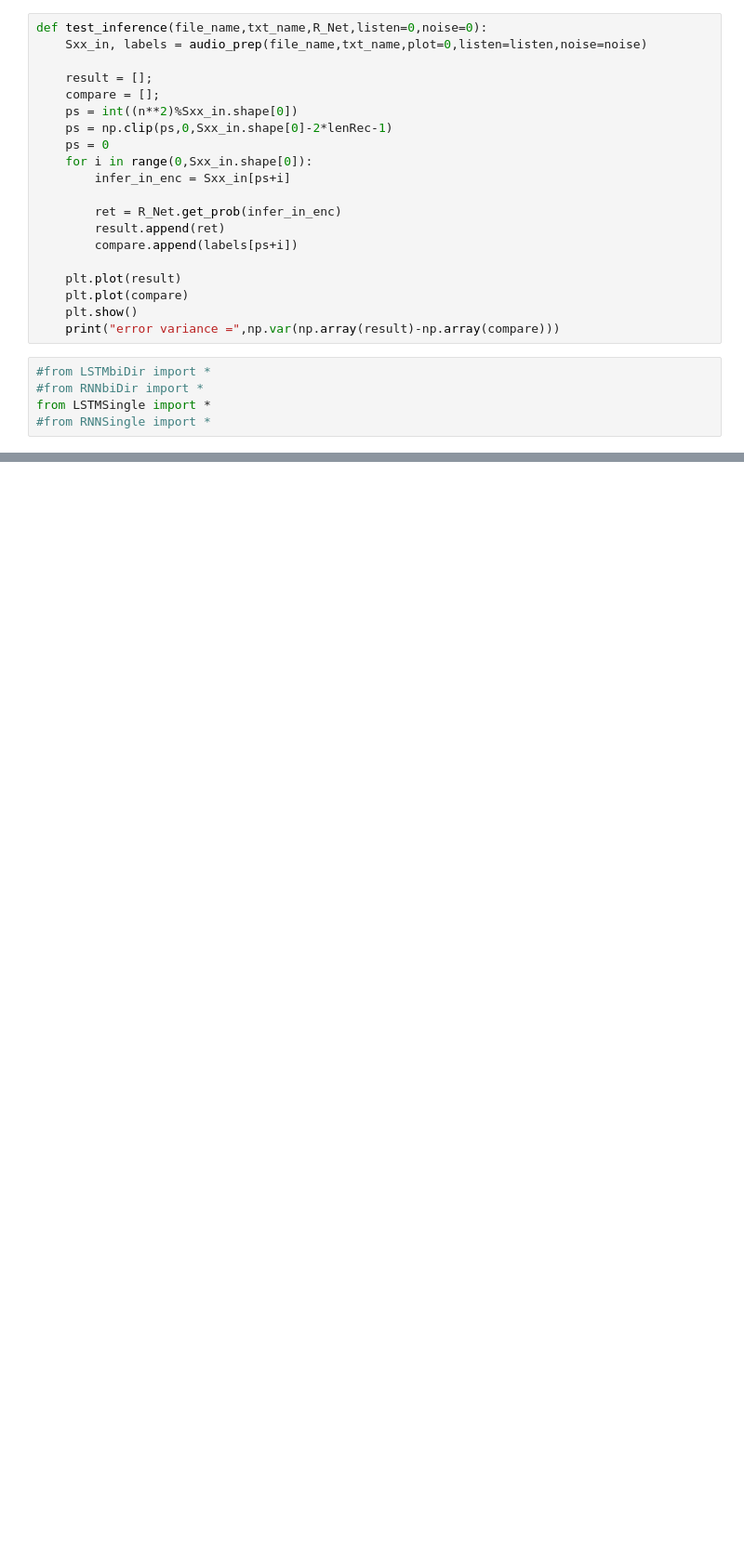
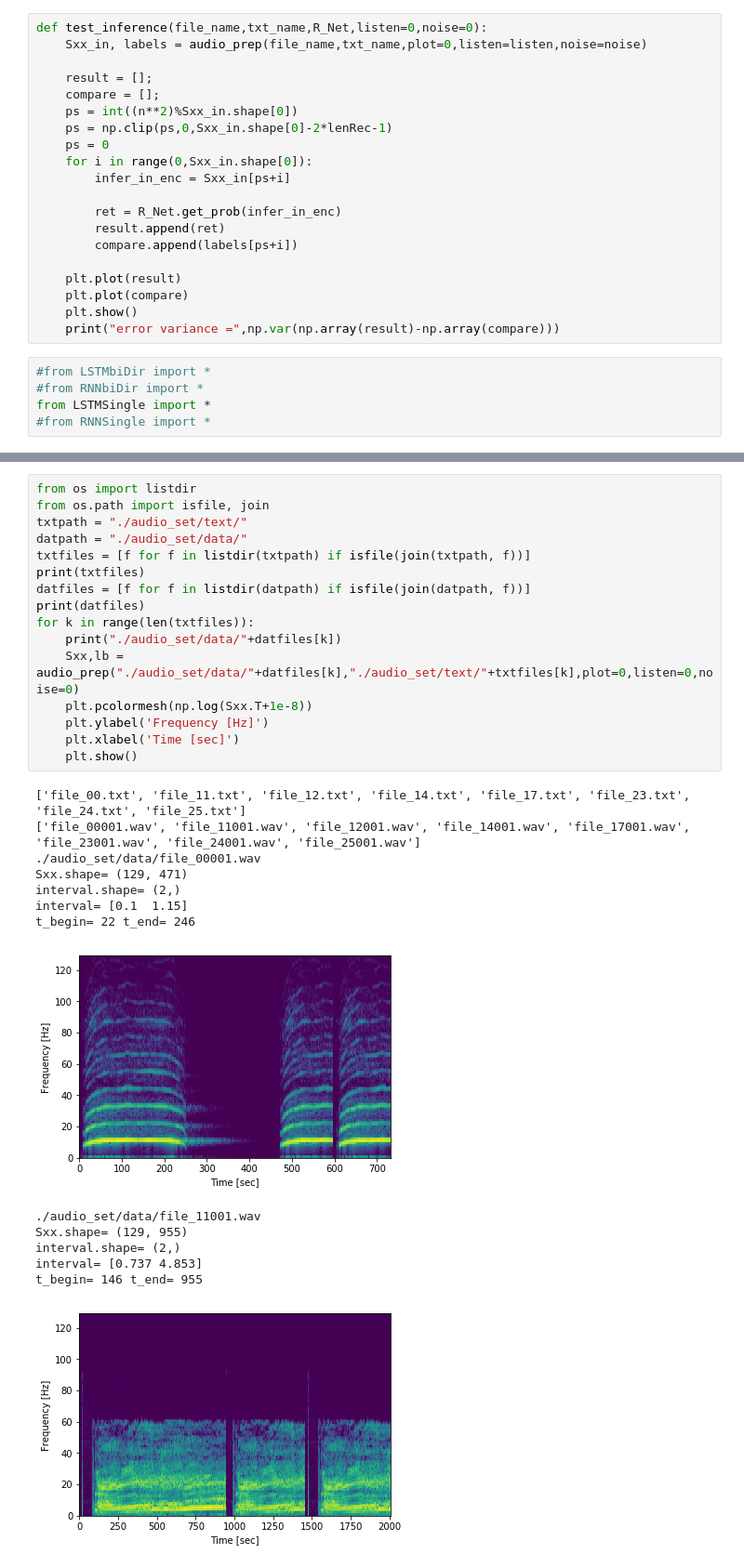
Before and after one commit to chenyikuan110/cyk_ML, a Jupyter notebook: Spectrogram_test.ipynb, the cells around one changed output, grey strips where cells are left out. Shown at 93% size. Drawn from its saved outputs; the diff is of its cells as text; blank space fills up the shorter version.

```diff
--- a/Spectrogram_test.ipynb
+++ b/Spectrogram_test.ipynb
@@ -271,0 +305,31 @@ error variance = 0.02661848974961432
+# %%
+from os import listdir
+from os.path import isfile, join
+txtpath = "./audio_set/text/"
+datpath = "./audio_set/data/"
+txtfiles = [f for f in listdir(txtpath) if isfile(join(txtpath, f))]
+print(txtfiles)
+datfiles = [f for f in listdir(datpath) if isfile(join(datpath, f))]
+print(datfiles)
+for k in range(len(txtfiles)):
+    print("./audio_set/data/"+datfiles[k])
+    Sxx,lb = audio_prep("./audio_set/data/"+datfiles[k],"./audio_set/text/"+txtfiles[k],plot=0,listen=0,noise=0)
+    plt.pcolormesh(np.log(Sxx.T+1e-8))
+    plt.ylabel('Frequency [Hz]')
+    plt.xlabel('Time [sec]')
+    plt.show()
+# %% [output]
+['file_00.txt', 'file_11.txt', 'file_12.txt', 'file_14.txt', 'file_17.txt', 'file_23.txt', 'file_24.txt', 'file_25.txt']
+['file_00001.wav', 'file_11001.wav', 'file_12001.wav', 'file_14001.wav', 'file_17001.wav', 'file_23001.wav', 'file_24001.wav', 'file_25001.wav']
+./audio_set/data/file_00001.wav
+Sxx.shape= (129, 471)
+interval.shape= (2,)
+interval= [0.1  1.15]
+t_begin= 22 t_end= 246
+[figure, added]
+./audio_set/data/file_11001.wav
+Sxx.shape= (129, 955)
+interval.shape= (2,)
+interval= [0.737 4.853]
+t_begin= 146 t_end= 955
+[figure, added]
```
Also changed, not shown: parts of 6 cells of this notebook.
